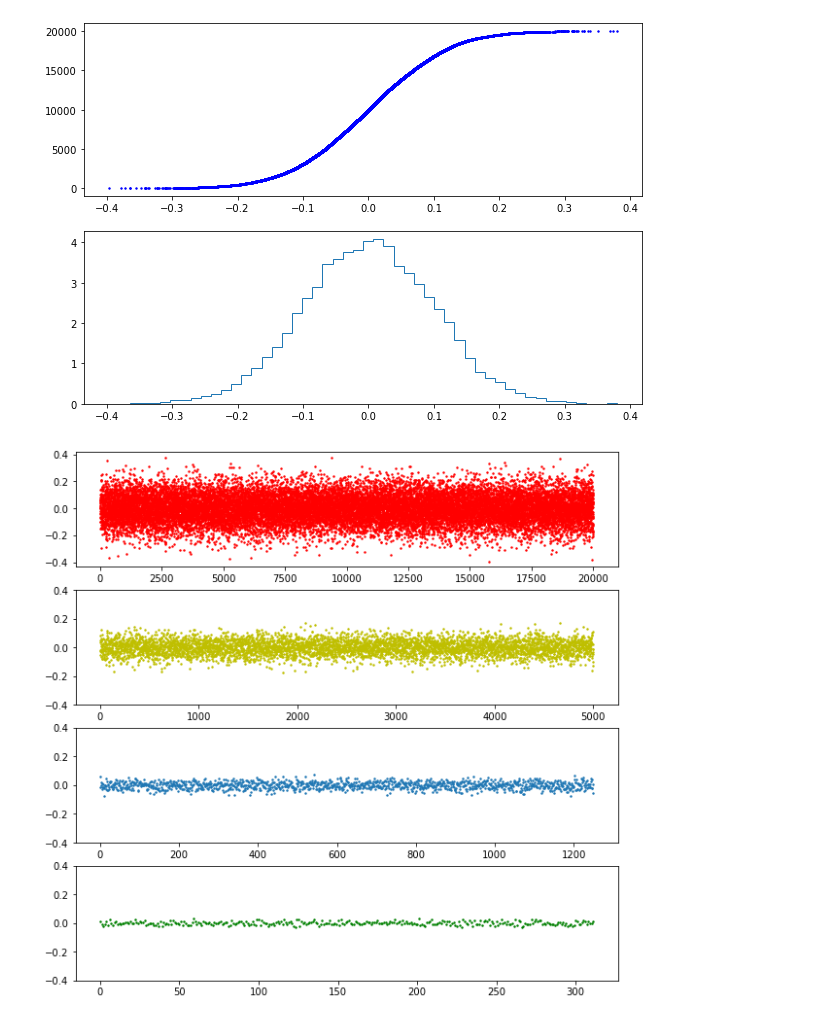
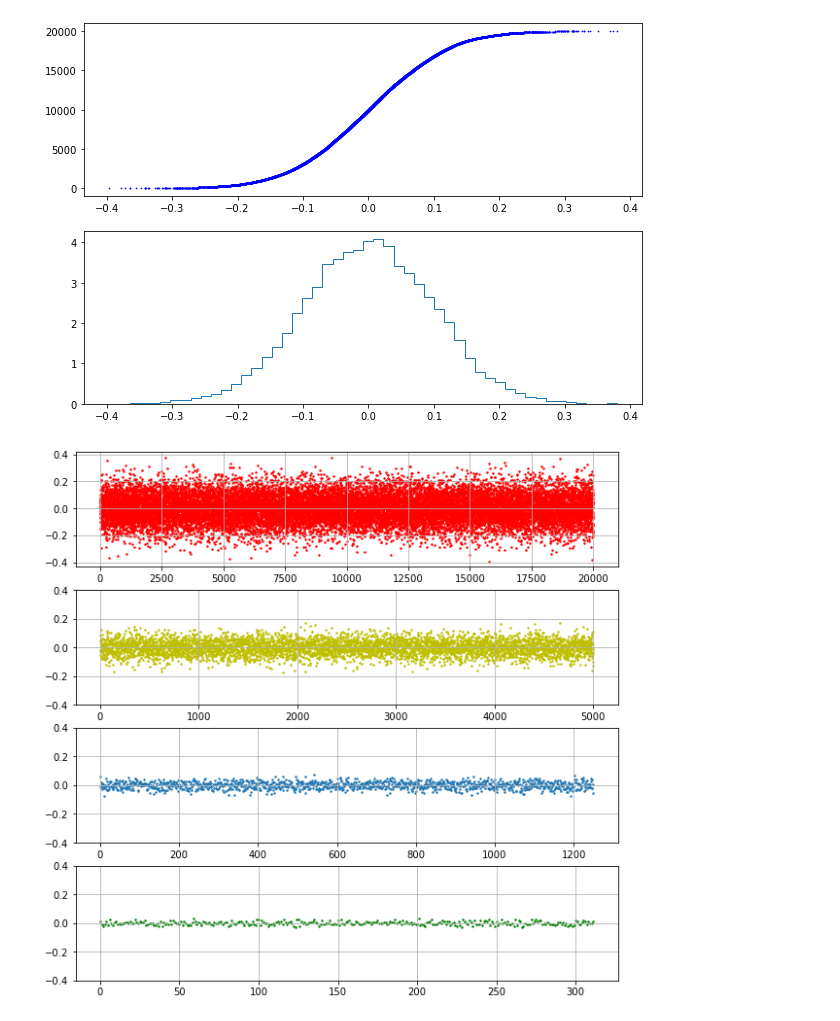
Before and after one commit to gaiogreg/projetos-lets-code, a Jupyter notebook: Projeto6/Projeto6.ipynb, the cells around one changed output. Cells and saved outputs as stored; diff of their text form; code cells hidden in the pictures.

```diff
--- a/Projeto6/Projeto6.ipynb
+++ b/Projeto6/Projeto6.ipynb
@@ -80,11 +80,15 @@ df_lista_media_aleatoria3 = agrupamento(np_array_btc,64)
 # %%
 fig, (axs1,axs2,axs3,axs4) = plt.subplots(4,1, figsize=(10,10))
 axs1.scatter(df_btc.index, df_btc, s=2, c='r')
 axs2.scatter(df_lista_media_aleatoria1.index, df_lista_media_aleatoria1.values, s=2,c='y')
 axs3.scatter(df_lista_media_aleatoria2.index, df_lista_media_aleatoria2.values, s=2)
 axs4.scatter(df_lista_media_aleatoria3.index, df_lista_media_aleatoria3.values, s=2, c='g')
 axs2.set_ylim(-0.4,0.4)
 axs3.set_ylim(-0.4,0.4)
 axs4.set_ylim(-0.4,0.4);
+axs1.grid()
+axs2.grid()
+axs3.grid()
+axs4.grid()
 # %% [output]
-[figure, old version]
+[figure, new version]
```
Also changed, not shown: parts of 2 cells of this notebook.
